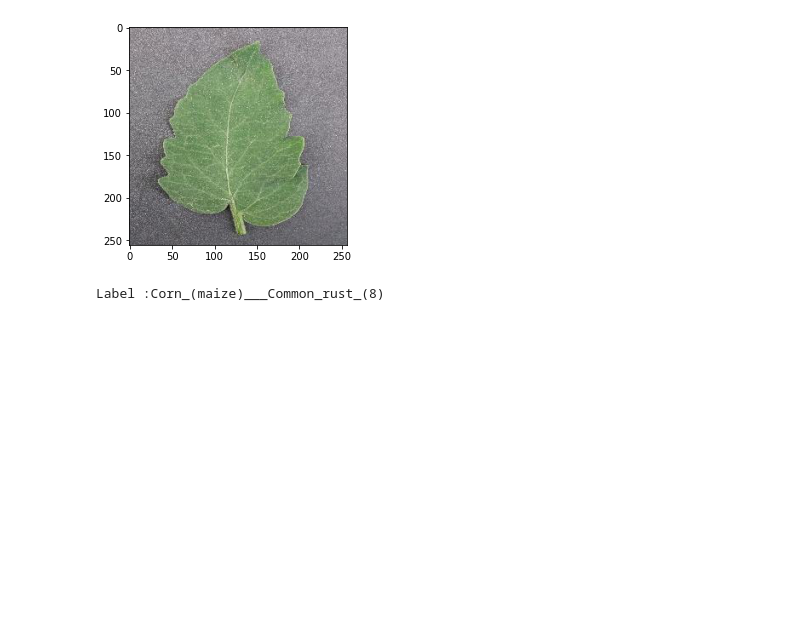
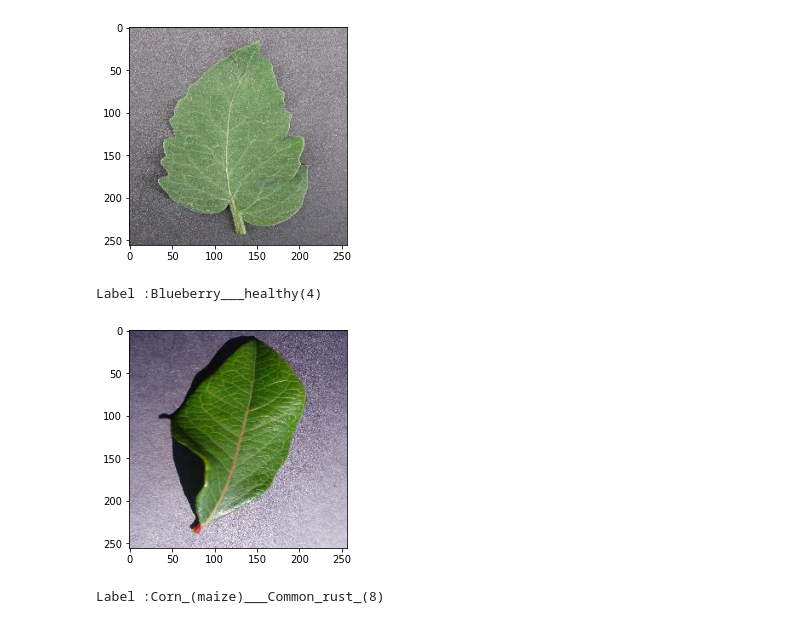
Before and after one commit to adindaayundra/PlantDiseaseClassification_Versi2, a Jupyter notebook: PlantDiseaseClassification_MbkmRiset_Versi2.ipynb, the cells around one changed output. Drawn from its saved outputs; the diff is of its cells as text; code cells hidden in the pictures; blank space fills up the shorter version.

```diff
--- a/PlantDiseaseClassification_MbkmRiset_Versi2.ipynb
+++ b/PlantDiseaseClassification_MbkmRiset_Versi2.ipynb
@@ -180,6 +189,11 @@ show_image(*train[70000])
 # %% [output]
 Label :Tomato___healthy(37)
 [figure]
+# %%
+show_image(*train[9000])
+# %% [output]
+Label :Blueberry___healthy(4)
+[figure, added]
 # %%
 show_image(*train[15000])
 # %% [output]
```
Also changed, not shown: parts of 8 cells of this notebook.
